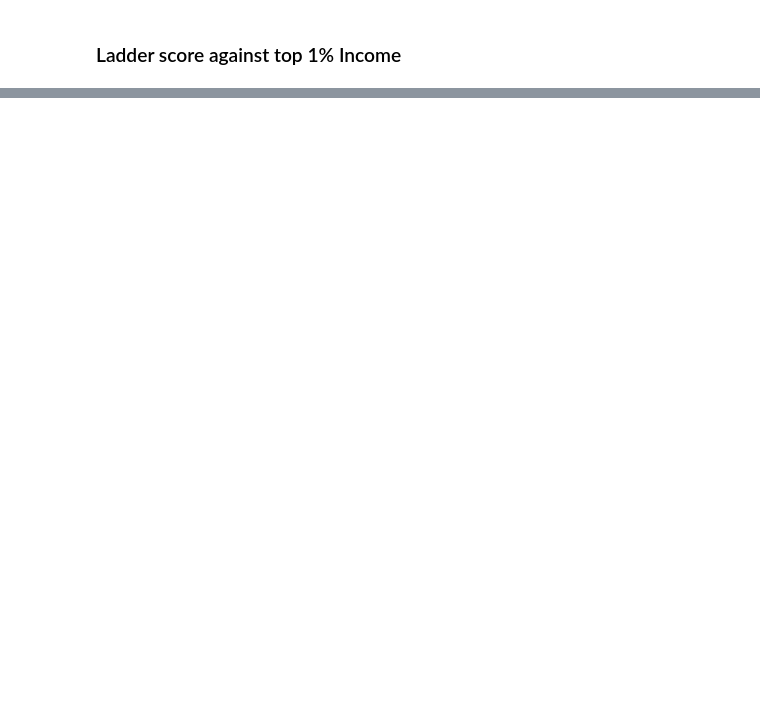
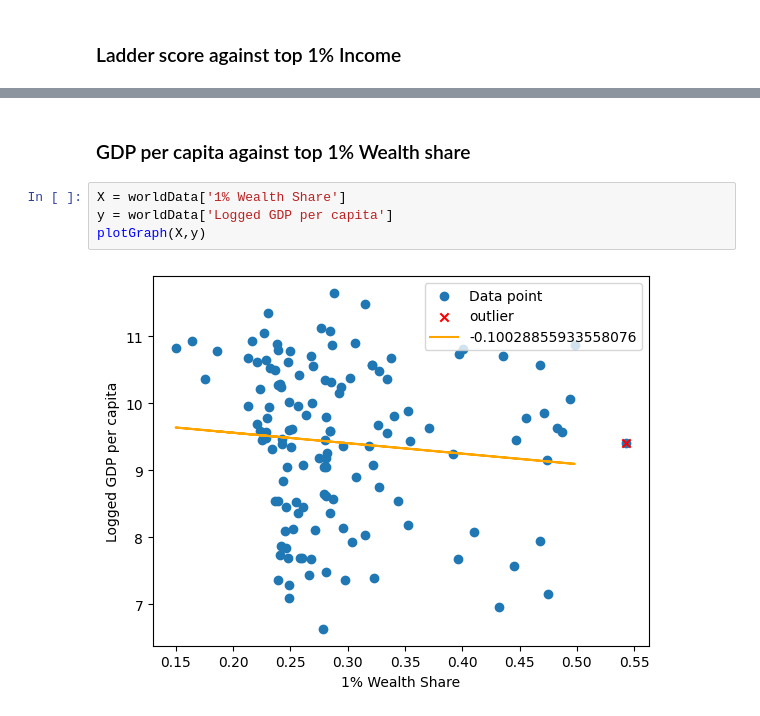
Before and after one commit to shonen-kele/World-Happiness-Against-World-Inequality, a Jupyter notebook: World-Happiness-Research.ipynb, the cells around one changed output, grey strips where cells are left out. Saved outputs shown, nothing was run; the diff lists cells and outputs as text; blank space fills up the shorter version.

```diff
--- a/World-Happiness-Research.ipynb
+++ b/World-Happiness-Research.ipynb
@@ -223,0 +227,8 @@ plt.show()
+# %% [markdown]
+### GDP per capita against top 1% Wealth share
+# %%
+X = worldData['1% Wealth Share']
+y = worldData['Logged GDP per capita']
+plotGraph(X,y)
+# %% [output]
+[figure, added]
```
Also changed, not shown: parts of 15 cells of this notebook.
